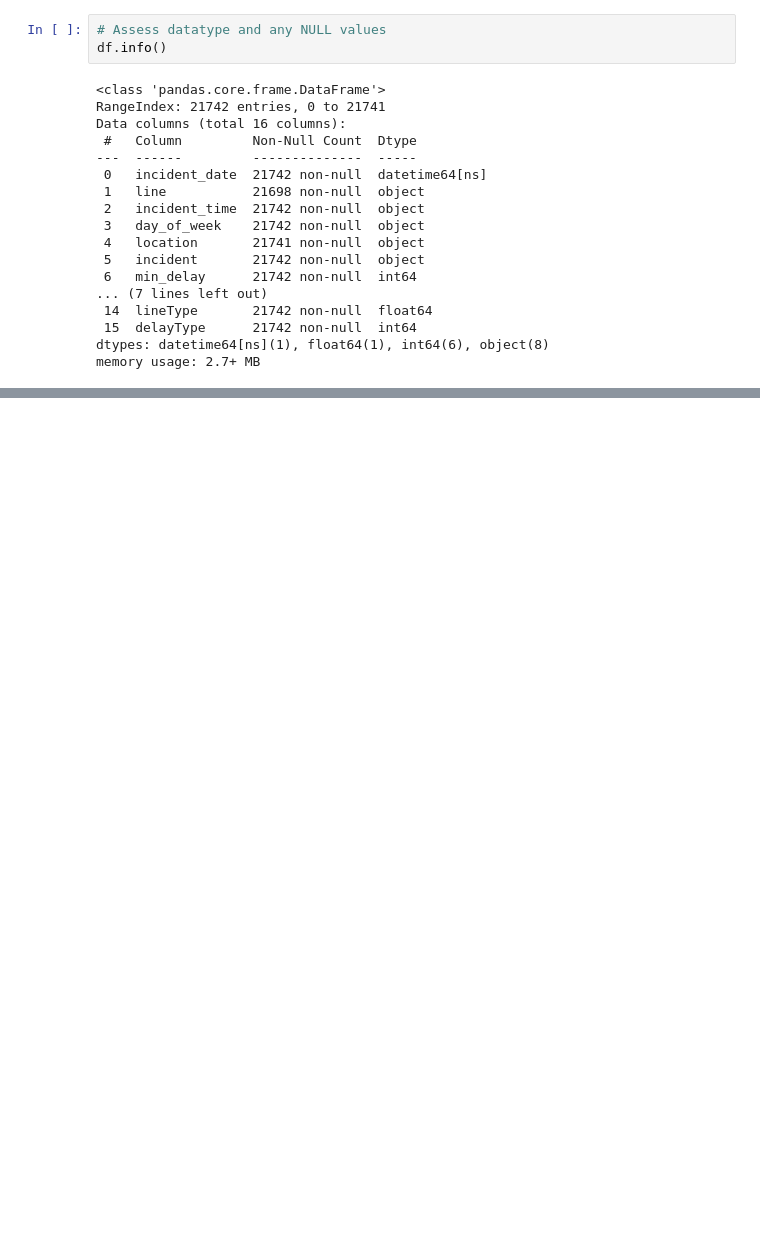
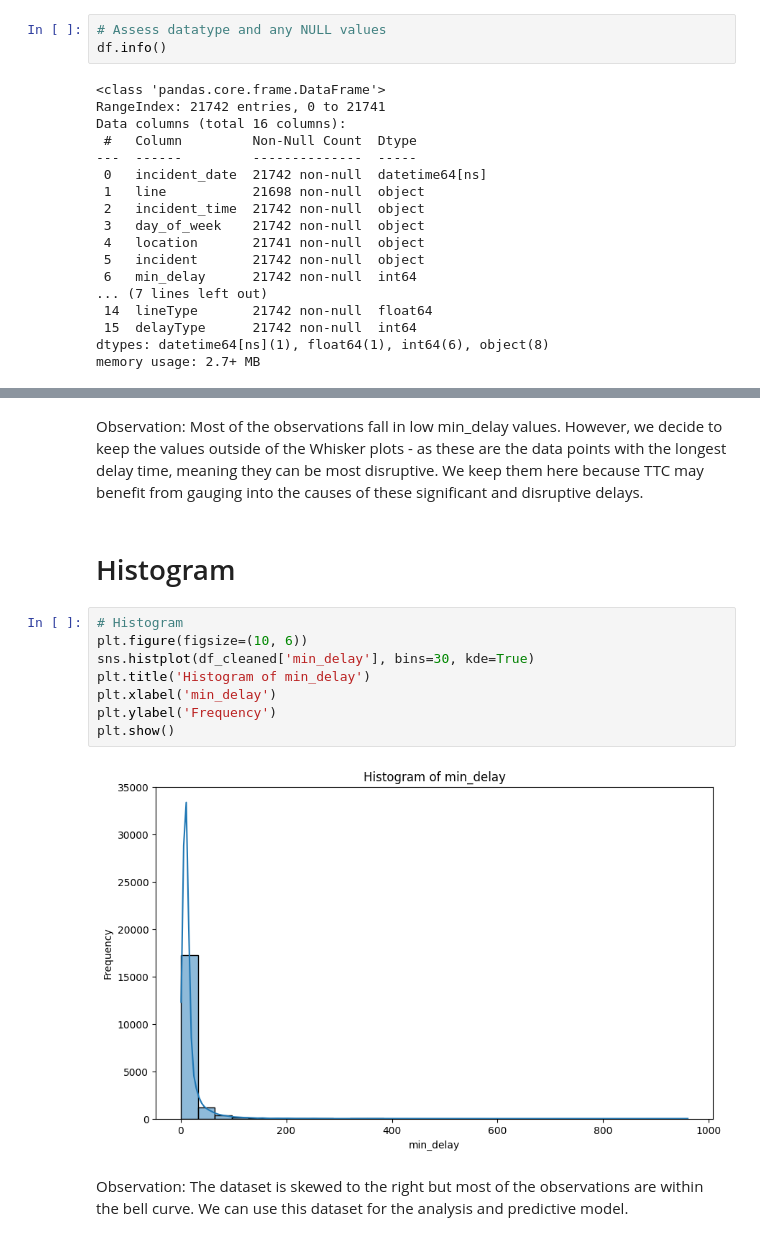
Before and after one commit to lee-data/TTC-streetcar-delay, a Jupyter notebook: src/team24main.ipynb, the cells around one changed output, grey strips where cells are left out. Drawn from its saved outputs; the diff is of its cells as text; blank space fills up the shorter version.

```diff
--- a/src/team24main.ipynb
+++ b/src/team24main.ipynb
@@ -268,0 +382,16 @@ df_cleaned.describe()
+# %% [markdown]
+Observation: Most of the observations fall in low min_delay values. However, we decide to keep the values outside of the Whisker plots - as these are the data points with the longest delay time, meaning they can be most disruptive. We keep them here because TTC may benefit from gauging into the causes of these significant and disruptive delays.
+# %% [markdown]
+# Histogram
+# %%
+# Histogram
+plt.figure(figsize=(10, 6))
+sns.histplot(df_cleaned['min_delay'], bins=30, kde=True)
+plt.title('Histogram of min_delay')
+plt.xlabel('min_delay')
+plt.ylabel('Frequency')
+plt.show()
+# %% [output]
+[figure, added]
+# %% [markdown]
+Observation: The dataset is skewed to the right but most of the observations are within the bell curve. We can use this dataset for the analysis and predictive model.
```
Also changed, not shown: parts of 50 cells of this notebook.
